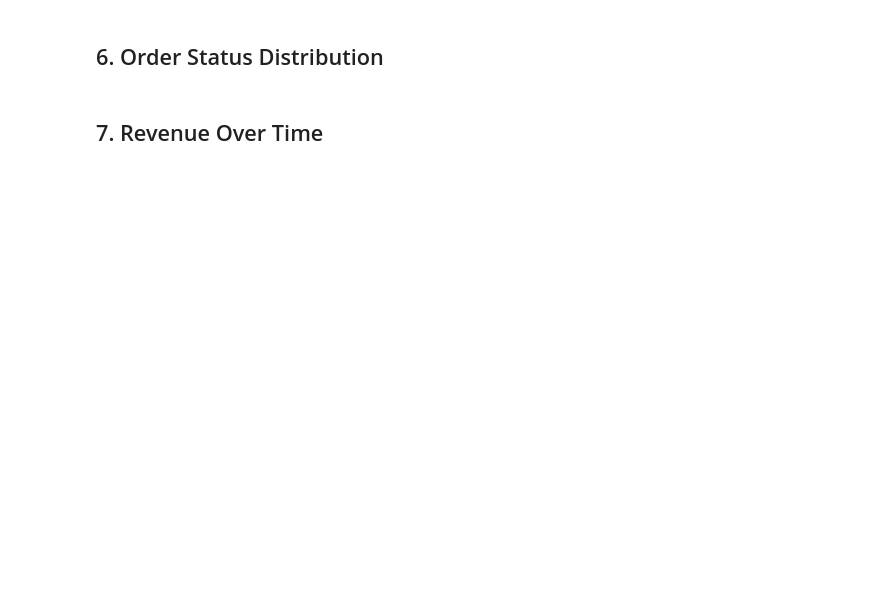
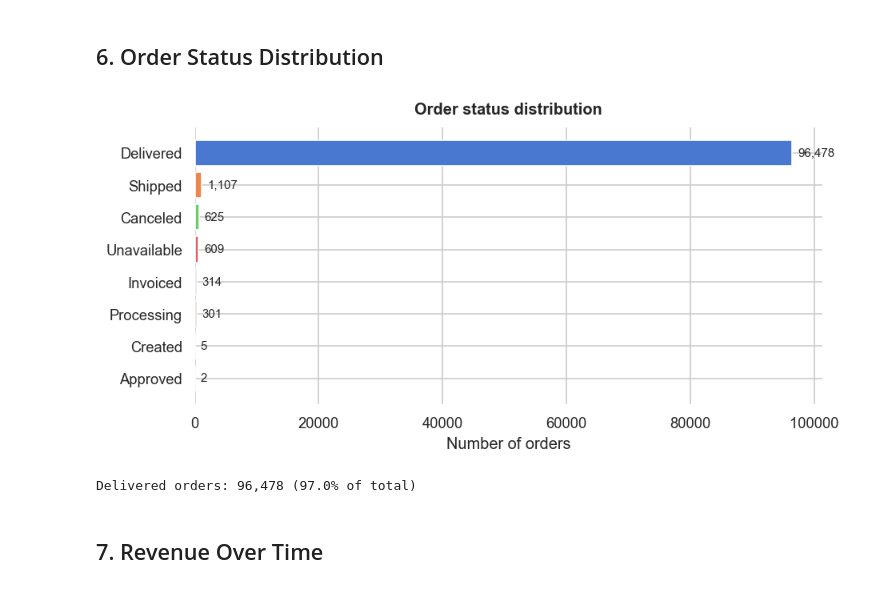
Before and after one commit to ameyapradhan2799/ecommerce-analytics, a Jupyter notebook: notebooks/01_eda.ipynb, the cells around one changed output. Cells and saved outputs as stored; diff of their text form; code cells hidden in the pictures; blank space fills up the shorter version.

```diff
--- a/notebooks/01_eda.ipynb
+++ b/notebooks/01_eda.ipynb
@@ -23,6 +35,7 @@ print('Libraries loaded successfully.')
 # %% [markdown]
 ## 2. Load All Datasets
 # %%
+# Read all 9 .csv files into 9 differnet pandas dataframes
 orders        = pd.read_csv(DATA_PATH + 'olist_orders_dataset.csv')
 order_items   = pd.read_csv(DATA_PATH + 'olist_order_items_dataset.csv')
 order_payments= pd.read_csv(DATA_PATH + 'olist_order_payments_dataset.csv')
@@ -33,13 +46,20 @@ sellers       = pd.read_csv(DATA_PATH + 'olist_sellers_dataset.csv')
 category_trans= pd.read_csv(DATA_PATH + 'product_category_name_translation.csv')
 geo           = pd.read_csv(DATA_PATH + 'olist_geolocation_dataset.csv')
 
+# Create a dictionary to store all dataframes
+# For easy looping through all the dataframes
 datasets = {
-    'orders': orders, 'order_items': order_items,
-    'order_payments': order_payments, 'order_reviews': order_reviews,
-    'customers': customers, 'products': products,
-    'sellers': sellers, 'category_translation': category_trans
+    'orders': orders,
+    'order_items': order_items,
+    'order_payments': order_payments,
+    'order_reviews': order_reviews,
+    'customers': customers,
+    'products': products,
+    'sellers': sellers,
+    'category_translation': category_trans
 }
 
+# Printing dataset dimensions
 print('Dataset shape summary:')
 for name, df in datasets.items():
     print(f'  {name:<25} {df.shape[0]:>7,} rows  x  {df.shape[1]} cols')
@@ -102,22 +179,37 @@ orders[['order_id', 'order_purchase_timestamp', 'purchase_year',
 # %% [markdown]
 ## 6. Order Status Distribution
 # %%
+# Check frequency of each order status
 status_counts = orders['order_status'].value_counts()
 
+# Define figure size
 fig, ax = plt.subplots(figsize=(8, 4))
-bars = ax.barh(status_counts.index, status_counts.values, color=sns.color_palette('muted', len(status_counts)))
-ax.bar_label(bars, fmt='{:,.0f}', padding=4, fontsize=9)
+# Plot horizontal bar chart.
+# y axis - order status labels
+# x axis - order status frequency
+bars = ax.barh(status_counts.index.str.capitalize(), status_counts.values, color=sns.color_palette('muted', len(status_counts)))
+
+# Add data labels for each bar. Define x and y axis labels
+ax.bar_label(bars, labels= [f'{v:,.0f}' for v in bars.datavalues], padding=4, fontsize=9)
 ax.set_xlabel('Number of orders')
 ax.set_title('Order status distribution', fontweight='bold', pad=10)
+
+# Flip y-axis to show most frequent status first
 ax.invert_yaxis()
+# Remove bottom and left axis lines
 sns.despine(left=True, bottom=True)
+
+# Plot and save the graph in a png format
 plt.tight_layout()
 plt.savefig('../data/processed/plot_order_status.png', bbox_inches='tight')
 plt.show()
 
 # Focus on delivered orders only going forward
 delivered = orders[orders['order_status'] == 'delivered'].copy()
 print(f'\nDelivered orders: {len(delivered):,} ({len(delivered)/len(orders)*100:.1f}% of total)')
+# %% [output]
+[figure, added]
+Delivered orders: 96,478 (97.0% of total)
 # %% [markdown]
 ## 7. Revenue Over Time
 # %%
```
Also changed, not shown: parts of 15 cells of this notebook.
